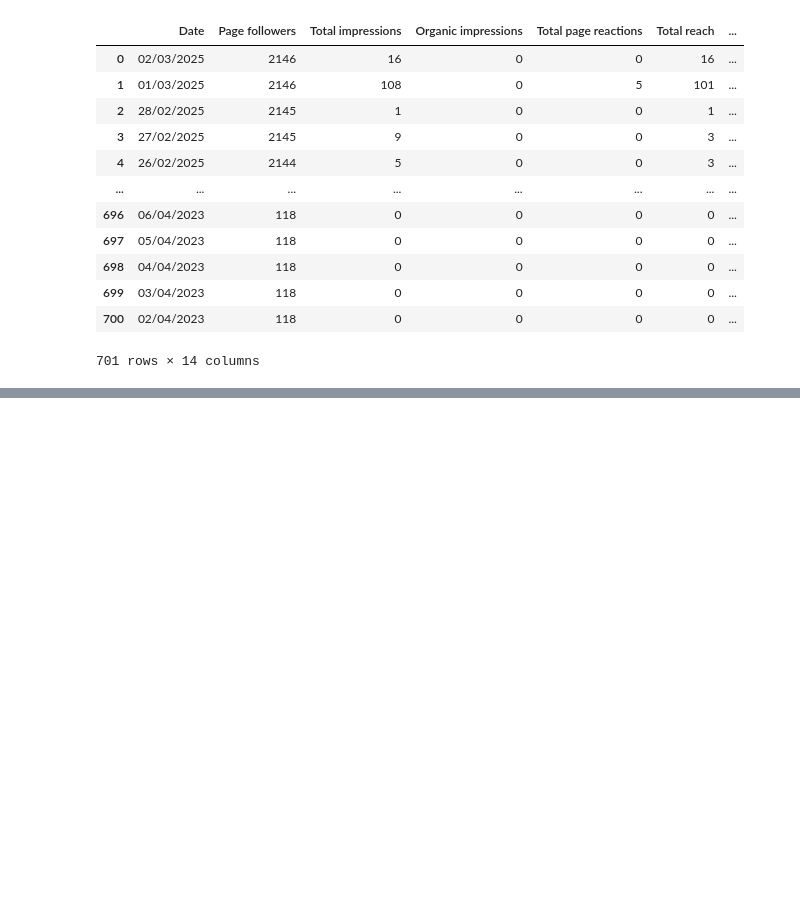
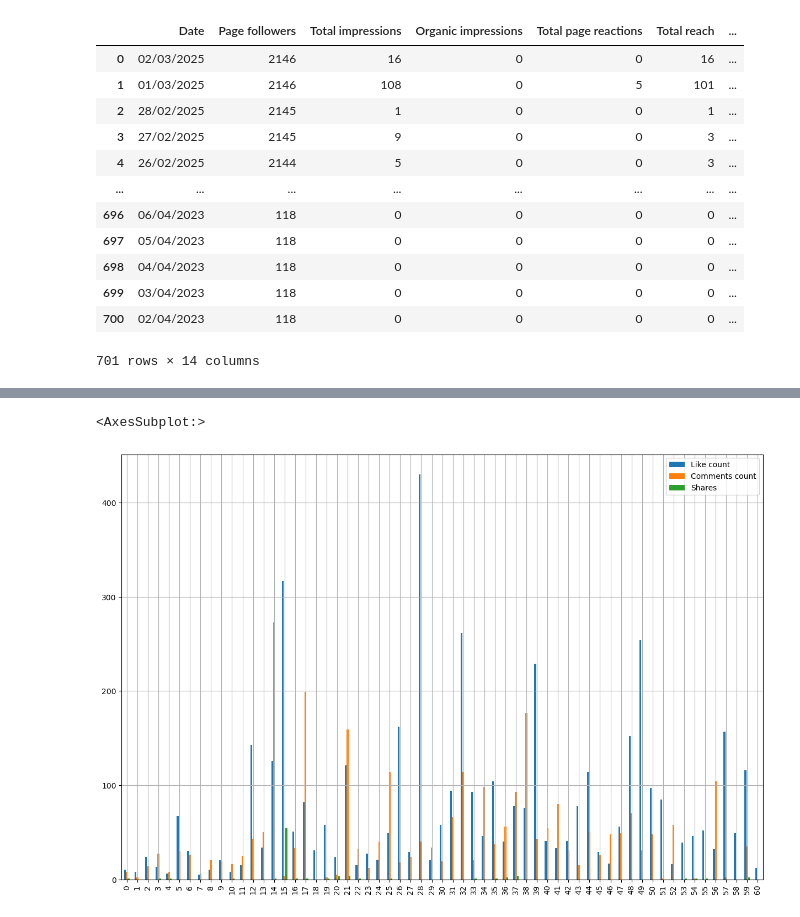
Before and after one commit to maryamzarin/ThrivingChildProj, a Jupyter notebook: Python Challenge.ipynb, the cells around one changed output, grey strips where cells are left out. Saved outputs shown, nothing was run; the diff lists cells and outputs as text; code cells hidden in the pictures; blank space fills up the shorter version.

```diff
--- a/Python Challenge.ipynb
+++ b/Python Challenge.ipynb
@@ -34,0 +191,17 @@ facebookDF
+# %%
+grouped = postEngageDF.groupby(["Media product type"])
+feedDF = grouped.get_group(("FEED"))
+reelDF = grouped.get_group(("REELS"))
+
+# Total Likes, Shares Comments,
+
+totalBarDF = feedDF[""]
+
+postEngageDF.plot(kind="bar",
+                  y=["Like count","Comments count","Shares"],
+                  figsize=(15,10),
+                  grid = True
+                 )
+# %% [output]
+<AxesSubplot:>
+[figure, added]
```
Also changed, not shown: parts of 17 cells of this notebook, 4 other files.
